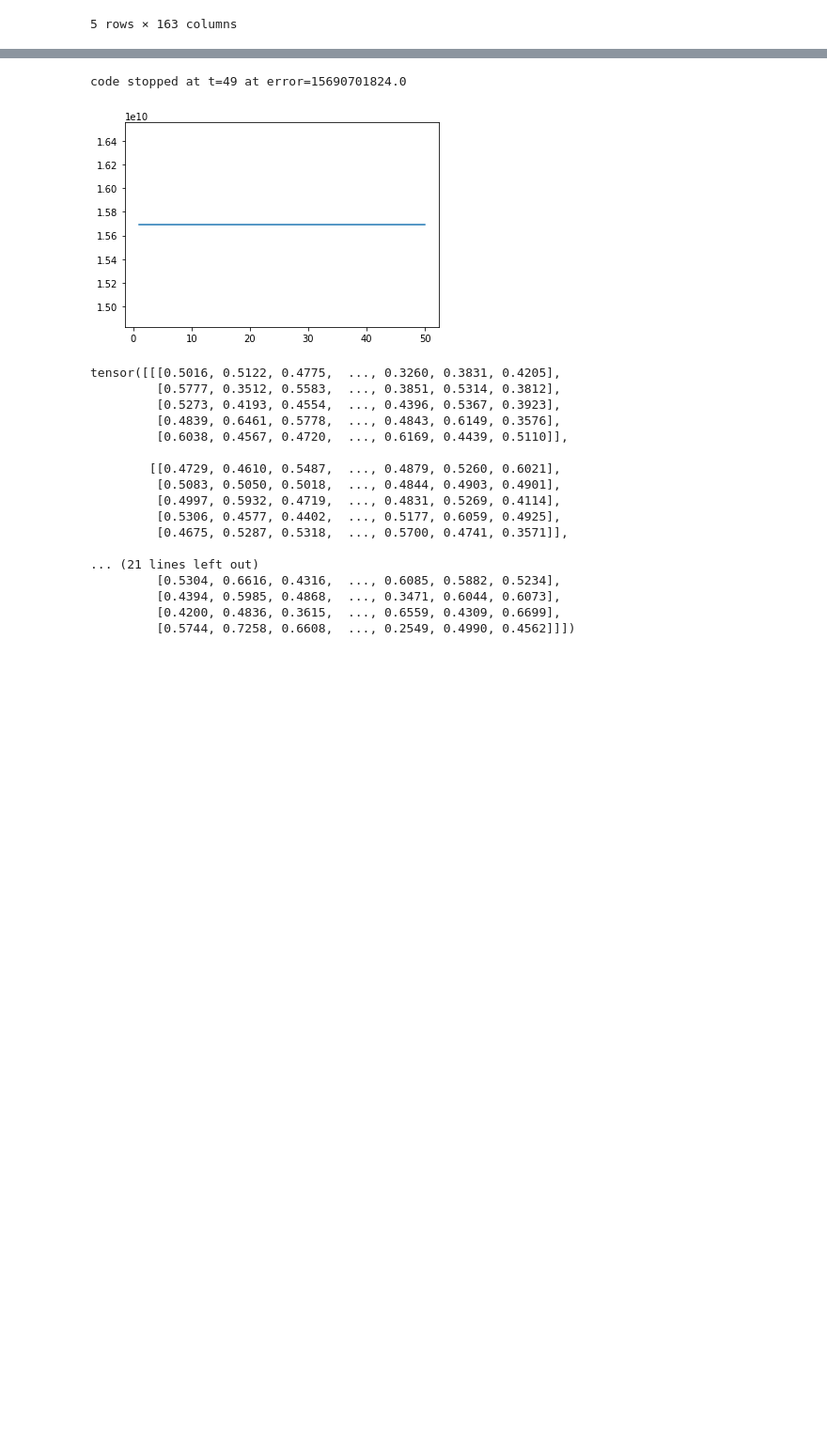
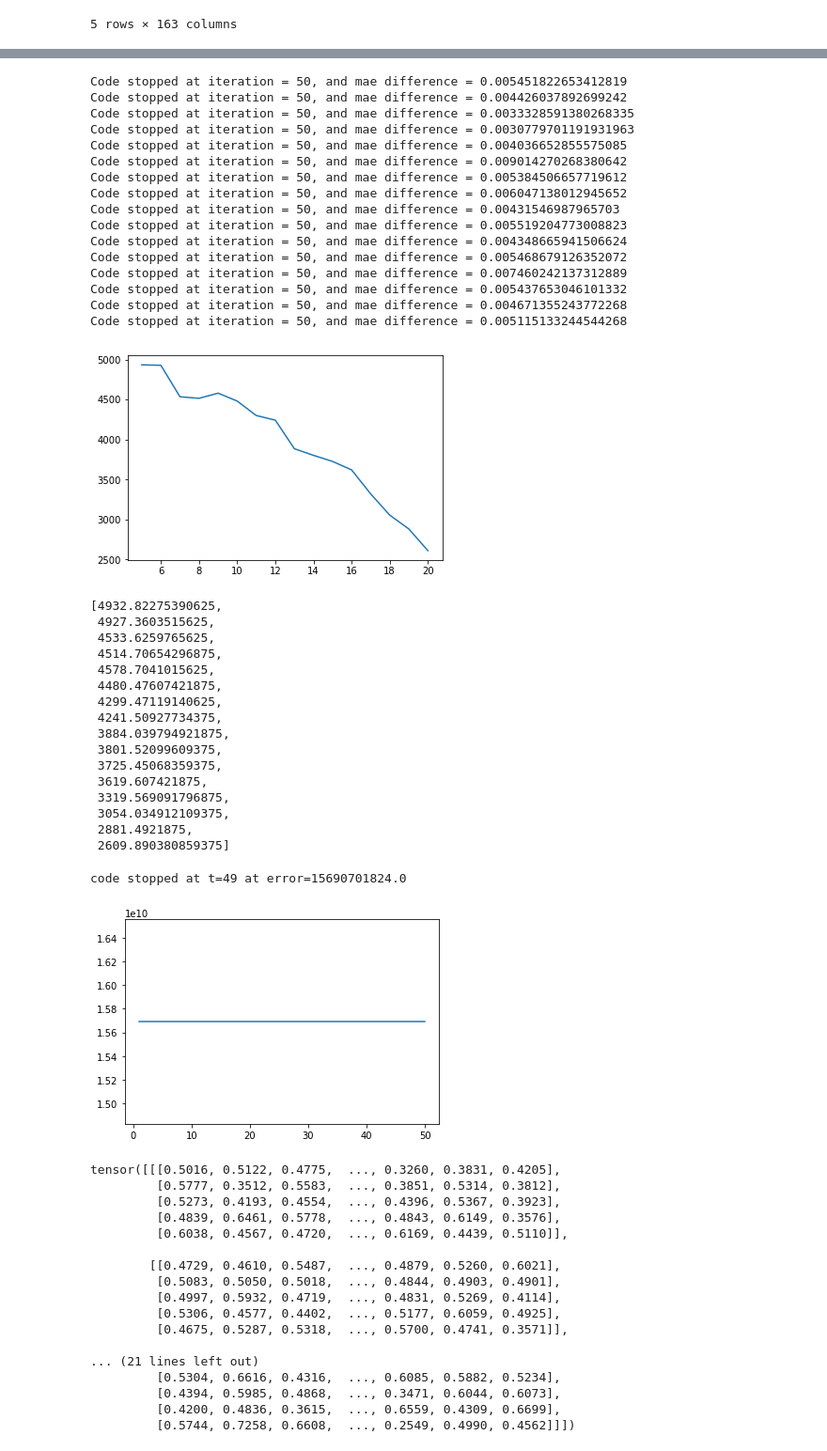
Before and after one commit to leobix/hurricast, a Jupyter notebook: processing_csv.ipynb, the cells around one changed output, grey strips where cells are left out. Shown at 94% size. Drawn from its saved outputs; the diff is of its cells as text; code cells hidden in the pictures; blank space fills up the shorter version.

```diff
--- a/processing_csv.ipynb
+++ b/processing_csv.ipynb
@@ -282,3 +286,49 @@ The MAE between X_imputed and X_original is 8672760.0
+# %%
+#get best r
+def get_best_r(data, r_min, r_max):
+    r_list = []
+    for r in range(r_min, r_max):
+        X_imputed = slice_learning(data,r, plot = False)
+        r_list.append(get_mae(X_imputed,data))
+    plt.plot([r for r in range(r_min, r_max)], r_list)
+    plt.show()
+    return r_list
+
+get_best_r(t3_test, 5, 21)
+# %% [output]
+Code stopped at iteration = 50, and mae difference = 0.005451822653412819
+Code stopped at iteration = 50, and mae difference = 0.004426037892699242
+Code stopped at iteration = 50, and mae difference = 0.0033328591380268335
+Code stopped at iteration = 50, and mae difference = 0.0030779701191931963
+Code stopped at iteration = 50, and mae difference = 0.004036652855575085
+Code stopped at iteration = 50, and mae difference = 0.009014270268380642
+Code stopped at iteration = 50, and mae difference = 0.005384506657719612
+Code stopped at iteration = 50, and mae difference = 0.006047138012945652
+Code stopped at iteration = 50, and mae difference = 0.00431546987965703
+Code stopped at iteration = 50, and mae difference = 0.005519204773008823
+Code stopped at iteration = 50, and mae difference = 0.004348665941506624
+Code stopped at iteration = 50, and mae difference = 0.005468679126352072
+Code stopped at iteration = 50, and mae difference = 0.007460242137312889
+Code stopped at iteration = 50, and mae difference = 0.005437653046101332
+Code stopped at iteration = 50, and mae difference = 0.004671355243772268
+Code stopped at iteration = 50, and mae difference = 0.005115133244544268
+[figure, added]
+[4932.82275390625,
+ 4927.3603515625,
+ 4533.6259765625,
+ 4514.70654296875,
+ 4578.7041015625,
+ 4480.47607421875,
+ 4299.47119140625,
+ 4241.50927734375,
+ 3884.039794921875,
+ 3801.52099609375,
+ 3725.45068359375,
+ 3619.607421875,
+ 3319.569091796875,
+ 3054.034912109375,
+ 2881.4921875,
+ 2609.890380859375]
 # %%
 r=5
 m,n,t=t3.shape
```
Also changed, not shown: parts of 8 cells of this notebook.
